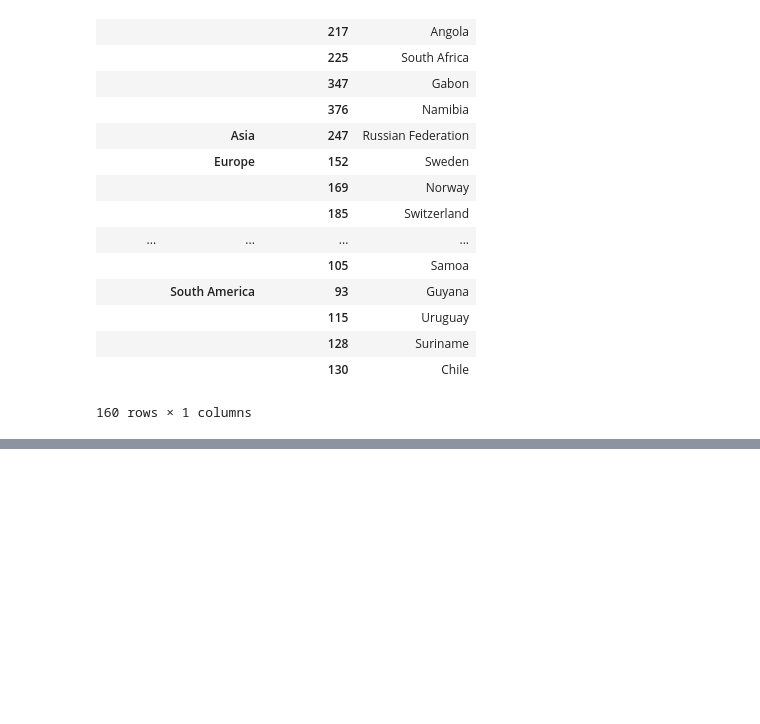
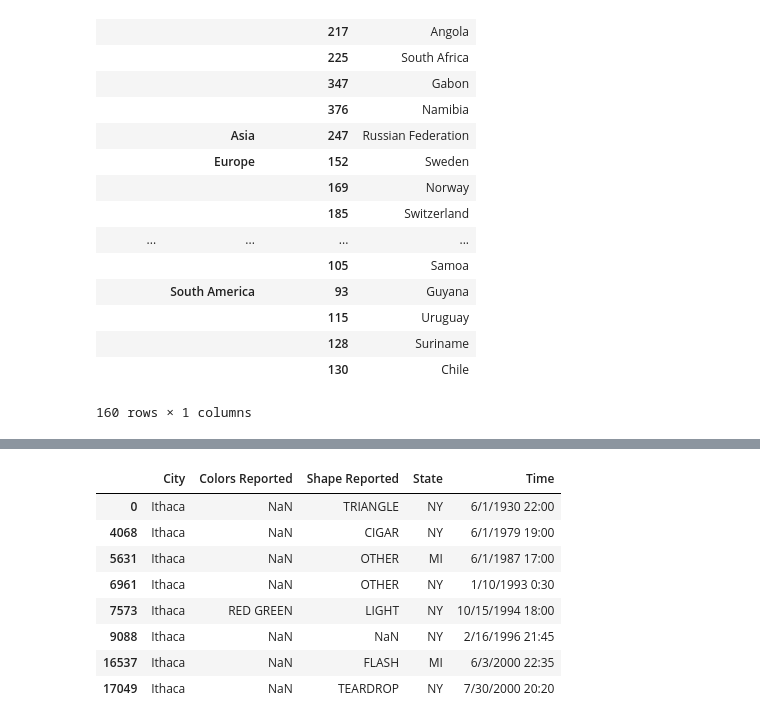
Before and after one commit to diegopmayer/python, a Jupyter notebook: pandas/data-manipulation-pandas.ipynb, the cells around one changed output, grey strips where cells are left out. Saved outputs shown, nothing was run; the diff lists cells and outputs as text; code cells hidden in the pictures; blank space fills up the shorter version.

```diff
--- a/pandas/data-manipulation-pandas.ipynb
+++ b/pandas/data-manipulation-pandas.ipynb
@@ -1604,3 +1604,5 @@ drinks_7.sum()
 |  |  | 128 | Suriname |
 |  |  | 130 | Chile |
 160 rows × 1 columns
+# %%
+ufo = pd.read_csv('dataset/ufo.csv')
@@ -1606,0 +1618,12 @@ drinks_7.sum()
+# %%
+ufo.loc[ufo.City=='Ithaca']
+# %% [output]
+|  | City | Colors Reported | Shape Reported | State | Time |
+| 0 | Ithaca | NaN | TRIANGLE | NY | 6/1/1930 22:00 |
+| 4068 | Ithaca | NaN | CIGAR | NY | 6/1/1979 19:00 |
+| 5631 | Ithaca | NaN | OTHER | MI | 6/1/1987 17:00 |
+| 6961 | Ithaca | NaN | OTHER | NY | 1/10/1993 0:30 |
+| 7573 | Ithaca | RED GREEN | LIGHT | NY | 10/15/1994 18:00 |
+| 9088 | Ithaca | NaN | NaN | NY | 2/16/1996 21:45 |
+| 16537 | Ithaca | NaN | FLASH | MI | 6/3/2000 22:35 |
+| 17049 | Ithaca | NaN | TEARDROP | NY | 7/30/2000 20:20 |
```
Also changed, not shown: parts of 7 cells of this notebook.
